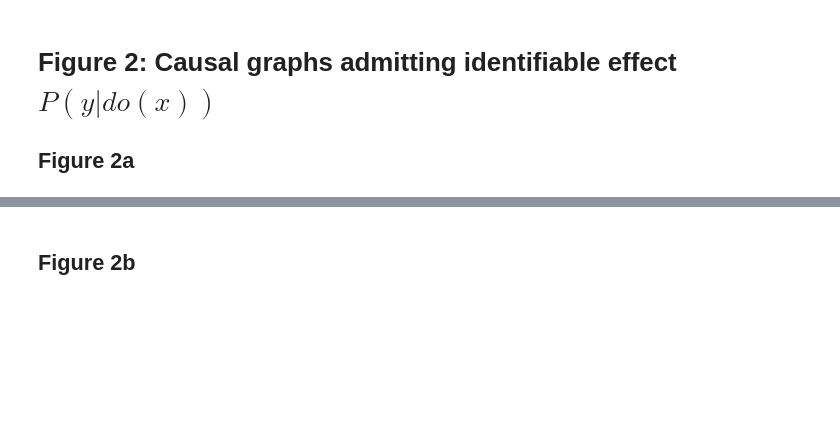
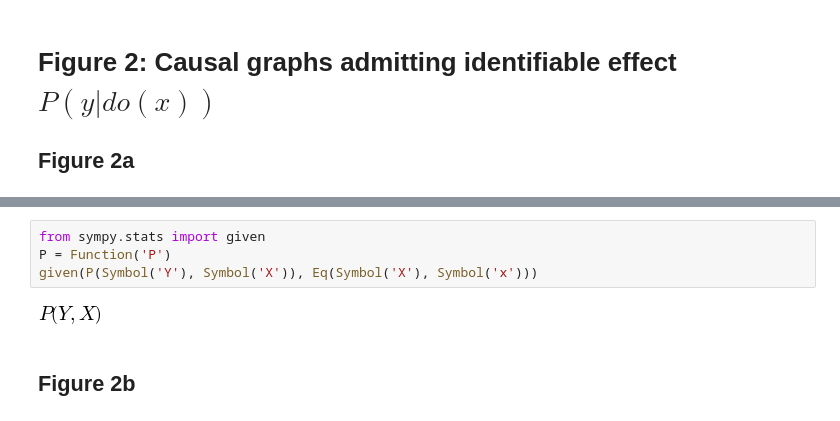
Before and after one commit to COVID-19-Causal-Reasoning/Y0, a Jupyter notebook: ID.ipynb, the cells around one changed output, grey strips where cells are left out. Cells and saved outputs as stored; diff of their text form; blank space fills up the shorter version.

```diff
--- a/ID.ipynb
+++ b/ID.ipynb
@@ -389,5 +391,11 @@ Is C(U)={'X'} == U={'Y', 'X'}: False
 Line 6
 [figure]
+# %%
+from sympy.stats import given
+P = Function('P')
+given(P(Symbol('Y'), Symbol('X')), Eq(Symbol('X'), Symbol('x')))
+# %% [output]
+[figure, added]
 # %% [markdown]
 ## Figure 2b
 # %%
```
Also changed, not shown: parts of 15 cells of this notebook, 2 other files.
